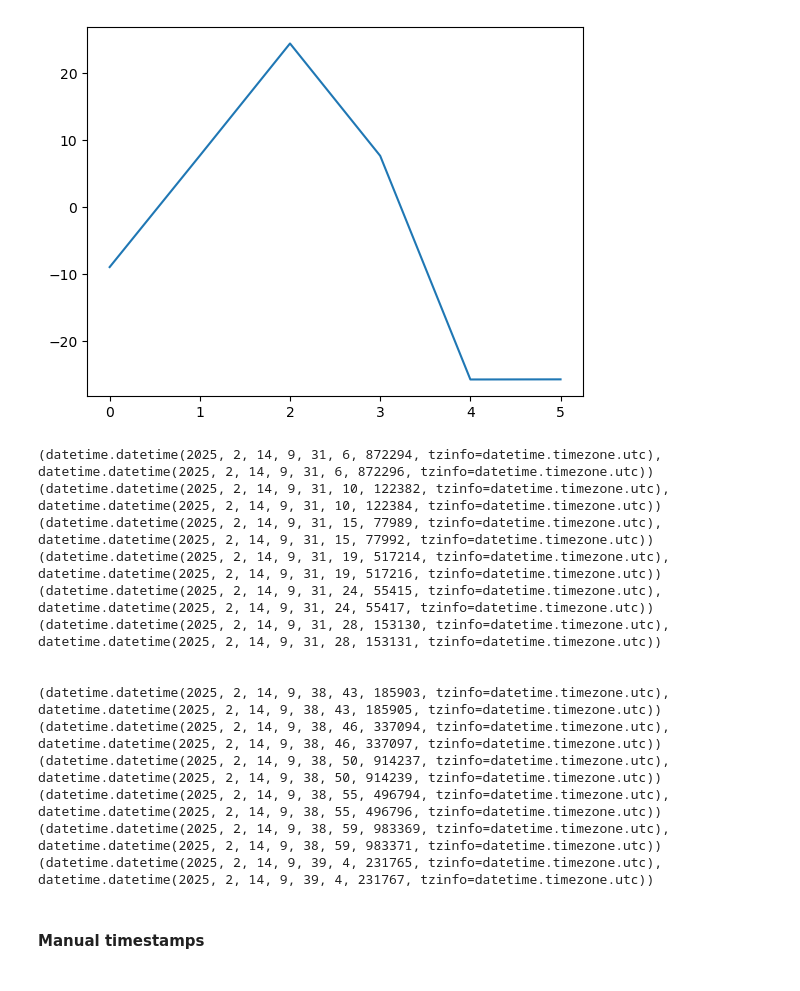
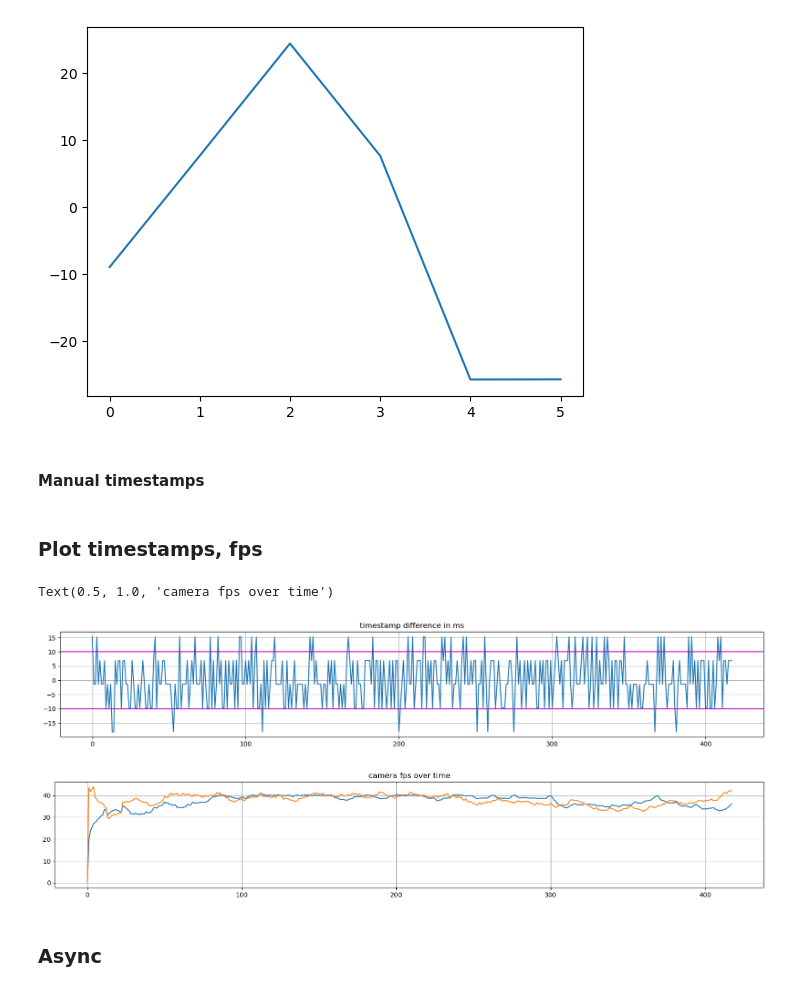
Before and after one commit to MateUnger/StereoVision, a Jupyter notebook: multi_cam_recording_nb.ipynb, the cells around one changed output. Drawn from its saved outputs; the diff is of its cells as text; code cells hidden in the pictures.

```diff
--- a/multi_cam_recording_nb.ipynb
+++ b/multi_cam_recording_nb.ipynb
@@ -314,27 +295,3 @@ print(data['img_timestamp_dt'][:5])
-# %%
-cam1_ts = [(convert_ns_to_datetime(ts[0]),convert_ns_to_datetime(ts[1])) for ts in np.load('./cam1_ts.npy')]
-cam2_ts = [(convert_ns_to_datetime(ts[0]),convert_ns_to_datetime(ts[1])) for ts in np.load('./cam2_ts.npy')]
-
-for t in cam2_ts[:10]:
-    print(t)
-print('\n')
-for t in cam1_ts[:10]:
-    print(t)
-# %% [output]
-(datetime.datetime(2025, 2, 14, 9, 31, 6, 872294, tzinfo=datetime.timezone.utc), datetime.datetime(2025, 2, 14, 9, 31, 6, 872296, tzinfo=datetime.timezone.utc))
-(datetime.datetime(2025, 2, 14, 9, 31, 10, 122382, tzinfo=datetime.timezone.utc), datetime.datetime(2025, 2, 14, 9, 31, 10, 122384, tzinfo=datetime.timezone.utc))
-(datetime.datetime(2025, 2, 14, 9, 31, 15, 77989, tzinfo=datetime.timezone.utc), datetime.datetime(2025, 2, 14, 9, 31, 15, 77992, tzinfo=datetime.timezone.utc))
-(datetime.datetime(2025, 2, 14, 9, 31, 19, 517214, tzinfo=datetime.timezone.utc), datetime.datetime(2025, 2, 14, 9, 31, 19, 517216, tzinfo=datetime.timezone.utc))
-(datetime.datetime(2025, 2, 14, 9, 31, 24, 55415, tzinfo=datetime.timezone.utc), datetime.datetime(2025, 2, 14, 9, 31, 24, 55417, tzinfo=datetime.timezone.utc))
-(datetime.datetime(2025, 2, 14, 9, 31, 28, 153130, tzinfo=datetime.timezone.utc), datetime.datetime(2025, 2, 14, 9, 31, 28, 153131, tzinfo=datetime.timezone.utc))
-
-
-(datetime.datetime(2025, 2, 14, 9, 38, 43, 185903, tzinfo=datetime.timezone.utc), datetime.datetime(2025, 2, 14, 9, 38, 43, 185905, tzinfo=datetime.timezone.utc))
-(datetime.datetime(2025, 2, 14, 9, 38, 46, 337094, tzinfo=datetime.timezone.utc), datetime.datetime(2025, 2, 14, 9, 38, 46, 337097, tzinfo=datetime.timezone.utc))
-(datetime.datetime(2025, 2, 14, 9, 38, 50, 914237, tzinfo=datetime.timezone.utc), datetime.datetime(2025, 2, 14, 9, 38, 50, 914239, tzinfo=datetime.timezone.utc))
-(datetime.datetime(2025, 2, 14, 9, 38, 55, 496794, tzinfo=datetime.timezone.utc), datetime.datetime(2025, 2, 14, 9, 38, 55, 496796, tzinfo=datetime.timezone.utc))
-(datetime.datetime(2025, 2, 14, 9, 38, 59, 983369, tzinfo=datetime.timezone.utc), datetime.datetime(2025, 2, 14, 9, 38, 59, 983371, tzinfo=datetime.timezone.utc))
-(datetime.datetime(2025, 2, 14, 9, 39, 4, 231765, tzinfo=datetime.timezone.utc), datetime.datetime(2025, 2, 14, 9, 39, 4, 231767, tzinfo=datetime.timezone.utc))
 # %% [markdown]
 #### Manual timestamps
 # %%
@@ -365,3 +322,5 @@ cam2_img = np.array([1739461856587692060,
                      1739461945978020596,
                      1739461966833445088,
                      1739461996298820297])/1000000
+# %% [markdown]
+### Plot timestamps, fps
@@ -367,0 +330,22 @@ cam2_img = np.array([1739461856587692060,
+# %%
+cam1_ts_fps = np.load('./cam1_ts.npy')
+cam2_ts_fps = np.load('./cam2_ts.npy')
+
+plt.figure(figsize=(20,3))
+plt.plot(cam1_ts_fps[0]/1000000-cam2_ts_fps[0]/1000000)
+plt.grid()
+plt.axhline(y=10, c='m')
+plt.axhline(y=-10, c='m')
+plt.title('timestamp difference in ms')
+
+plt.figure(figsize=(20,3))
+plt.plot(cam1_ts_fps[1])
+plt.plot(cam2_ts_fps[1])
+plt.grid()
+plt.title('camera fps over time')
+# %% [output]
+Text(0.5, 1.0, 'camera fps over time')
+[figure, added]
+[figure, added]
+# %% [markdown]
+### Async
```
Also changed, not shown: parts of 14 cells of this notebook, 11 other files.
